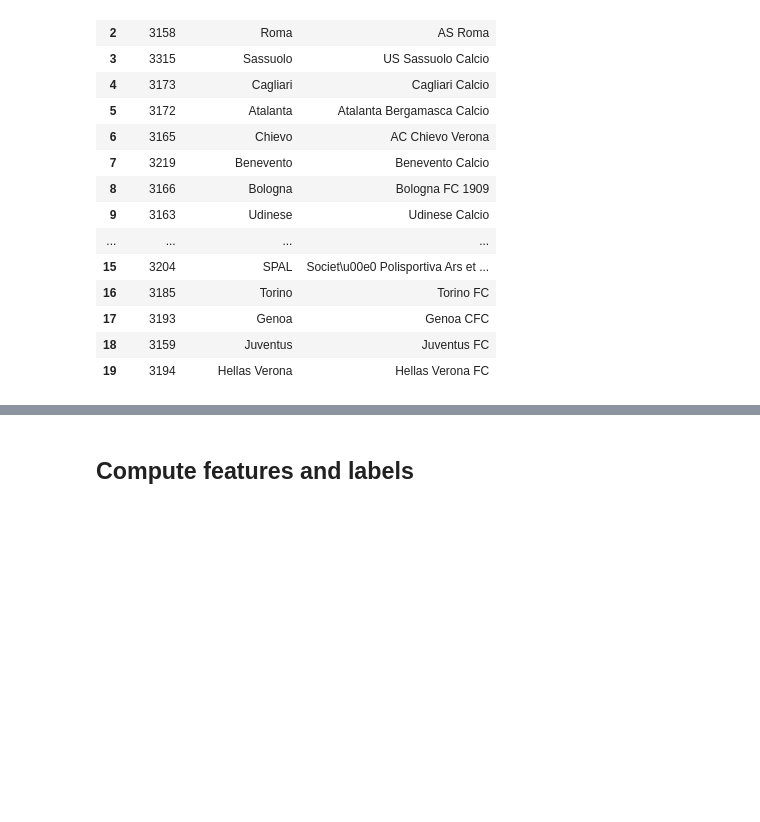
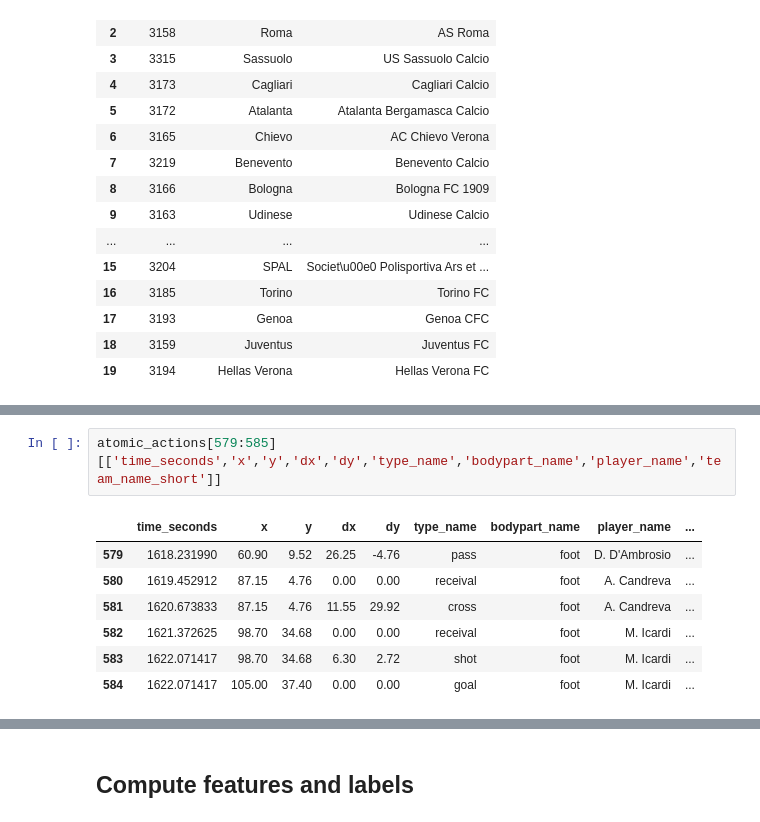
Before and after one commit to leonardoy99/Thesis_Moneyball, a Jupyter notebook: Code/Atomic_SPADL_ITA.ipynb, the cells around one changed output, grey strips where cells are left out. Saved outputs shown, nothing was run; the diff lists cells and outputs as text; blank space fills up the shorter version.

```diff
--- a/Code/Atomic_SPADL_ITA.ipynb
+++ b/Code/Atomic_SPADL_ITA.ipynb
@@ -224,6 +242,16 @@ atomic_actions[:5]
 | 2 | 2576034 | 196692209 | 2 | 1 | 4.118994 | 3157 | 37732 | 68.25 | 40.12 | ... |
 | 3 | 2576034 | 196692209 | 3 | 1 | 5.348591 | 3157 | 285109 | 57.75 | 55.76 | ... |
 | 4 | 2576034 | 196692210 | 4 | 1 | 6.578187 | 3157 | 285109 | 57.75 | 55.76 | ... |
+# %%
+atomic_actions[579:585][['time_seconds','x','y','dx','dy','type_name','bodypart_name','player_name','team_name_short']]
+# %% [output]
+|  | time_seconds | x | y | dx | dy | type_name | bodypart_name | player_name | ... |
+| 579 | 1618.231990 | 60.90 | 9.52 | 26.25 | -4.76 | pass | foot | D. D'Ambrosio | ... |
+| 580 | 1619.452912 | 87.15 | 4.76 | 0.00 | 0.00 | receival | foot | A. Candreva | ... |
+| 581 | 1620.673833 | 87.15 | 4.76 | 11.55 | 29.92 | cross | foot | A. Candreva | ... |
+| 582 | 1621.372625 | 98.70 | 34.68 | 0.00 | 0.00 | receival | foot | M. Icardi | ... |
+| 583 | 1622.071417 | 98.70 | 34.68 | 6.30 | 2.72 | shot | foot | M. Icardi | ... |
+| 584 | 1622.071417 | 105.00 | 37.40 | 0.00 | 0.00 | goal | foot | M. Icardi | ... |
 # %%
 #select a goal to plot
 import matplotsoccer
```
Also changed, not shown: parts of 19 cells of this notebook, 4 other files.
